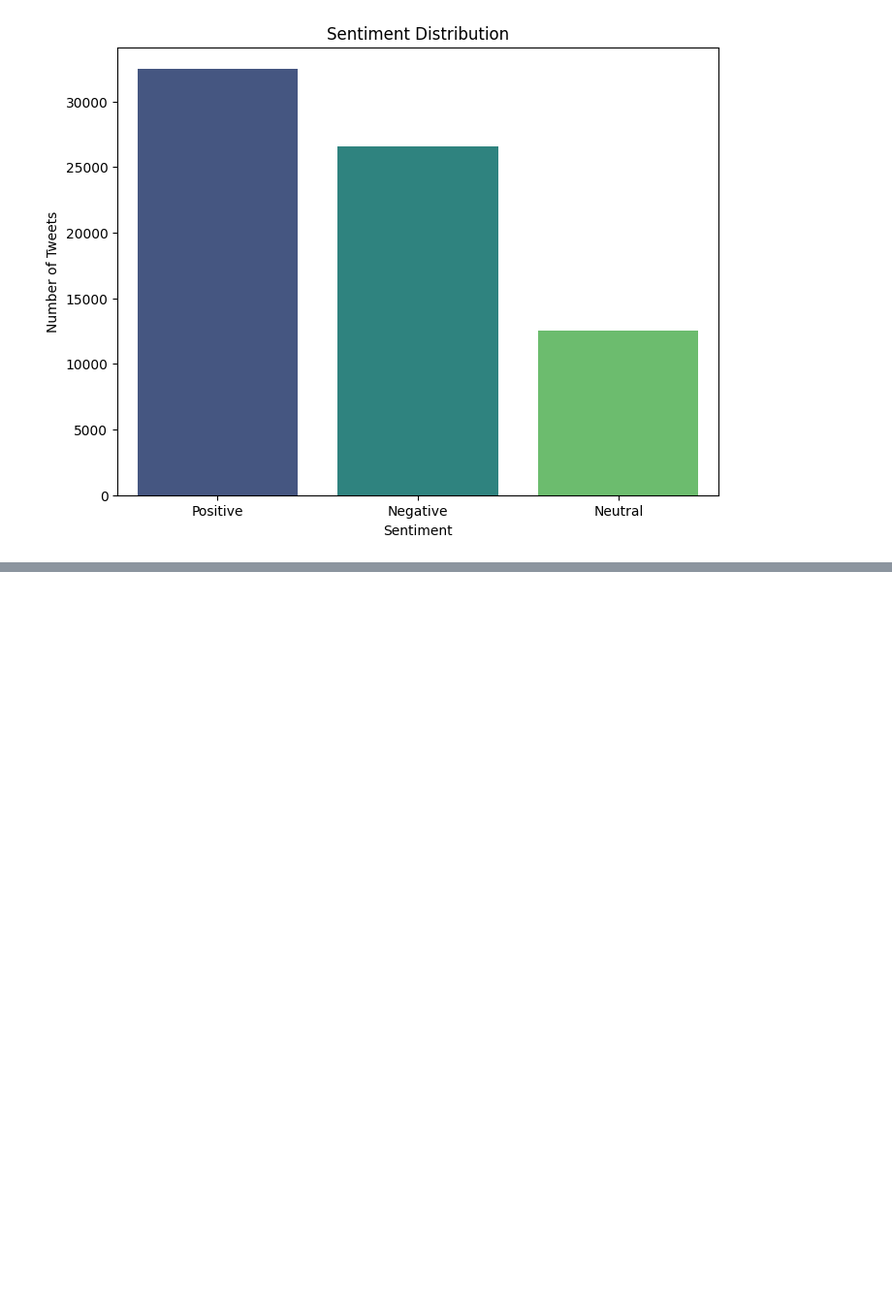
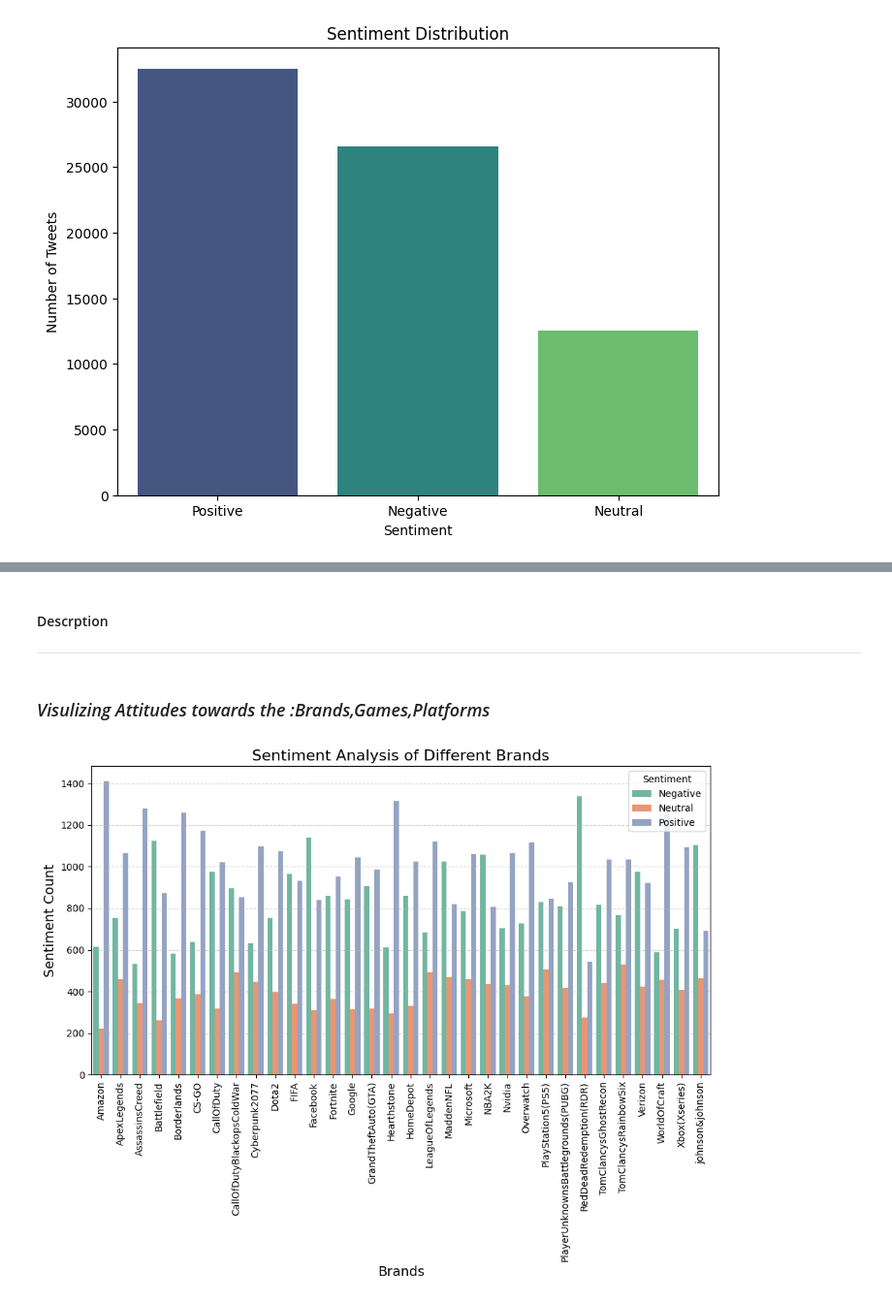
Before and after one commit to SnitTeshome/PRODIGY_DS_04, a Jupyter notebook: Task-04.ipynb, the cells around one changed output, grey strips where cells are left out. Shown at 97% size. Drawn from its saved outputs; the diff is of its cells as text; code cells hidden in the pictures; blank space fills up the shorter version.

```diff
--- a/Task-04.ipynb
+++ b/Task-04.ipynb
@@ -212,0 +261,29 @@ plt.show()
+# %% [markdown]
+#### Descrption
+---
+# %% [markdown]
+### *Visulizing Attitudes towards the :Brands,Games,Platforms*
+# %%
+import matplotlib.pyplot as plt
+import seaborn as sns
+
+# Reset the index to flatten the grouped DataFrame
+sentiment_counts = sentiment.groupby(['Entity', 'Sentiment']).size().reset_index(name='Count')
+
+# Plotting the data using Seaborn
+plt.figure(figsize=(10, 8))
+sns.barplot(x='Entity', y='Count', hue='Sentiment', data=sentiment_counts, palette='Set2')
+
+# Adding labels and title
+plt.title('Sentiment Analysis of Different Brands', fontsize=16)
+plt.xlabel('Brands', fontsize=14)
+plt.ylabel('Sentiment Count', fontsize=14)
+plt.xticks(rotation=90)  # Rotate x-axis labels for better readability
+plt.legend(title='Sentiment', loc='upper right')
+plt.grid(axis='y', linestyle='--', alpha=0.6)
+
+# Display the plot
+plt.tight_layout()
+plt.show()
+# %% [output]
+[figure, added]
```
Also changed, not shown: parts of 8 cells of this notebook.
